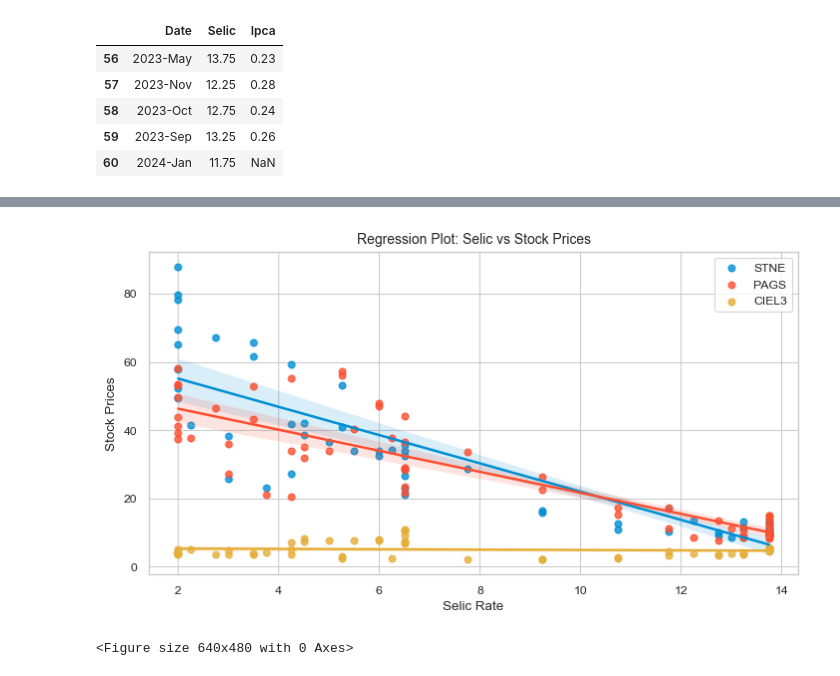
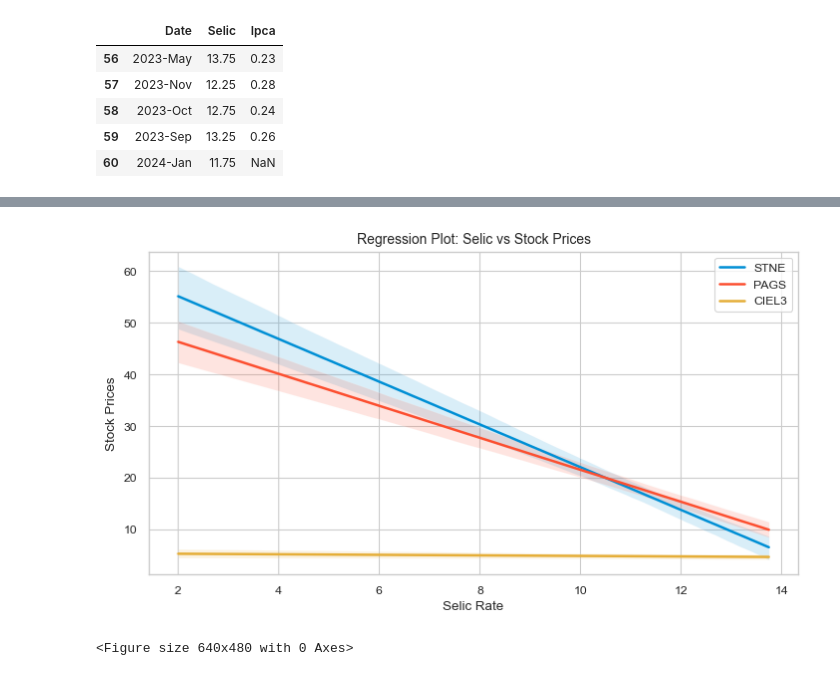
Before and after one commit to vitrpereira/analytics, a Jupyter notebook: notebooks/acquirer_companies_analysis.ipynb, the cells around one changed output, grey strips where cells are left out. Cells and saved outputs as stored; diff of their text form; code cells hidden in the pictures.

```diff
--- a/notebooks/acquirer_companies_analysis.ipynb
+++ b/notebooks/acquirer_companies_analysis.ipynb
@@ -311,19 +306,19 @@ stocks_macro_index.tail()
 # %%
 plt.figure(figsize=(7.5, 4))
 
 # Plot regression plots for each stock
-sns.regplot(data=stocks_macro_index, x='Selic', y='Close_STNE', label='STNE')
-sns.regplot(data=stocks_macro_index, x='Selic', y='Close_PAGS', label='PAGS')
-sns.regplot(data=stocks_macro_index, x='Selic', y='Close_CIEL3', label='CIEL3')
+sns.regplot(data=stocks_macro_index, x='Selic', y='Close_STNE', label='STNE', scatter=False)
+sns.regplot(data=stocks_macro_index, x='Selic', y='Close_PAGS', label='PAGS', scatter=False)
+sns.regplot(data=stocks_macro_index, x='Selic', y='Close_CIEL3', label='CIEL3', scatter=False)
 
 plt.title('Regression Plot: Selic vs Stock Prices', size=10)
 plt.xlabel('Selic Rate')
 plt.ylabel('Stock Prices')
 
 plt.legend()
 plt.show()
 # %% [output]
-[figure, old version]
+[figure, new version]
 # %%
 set_fig_context()
 fig = plt.subplots(figsize=(8,6))
```
Also changed, not shown: parts of 18 cells of this notebook, 7 other files.
